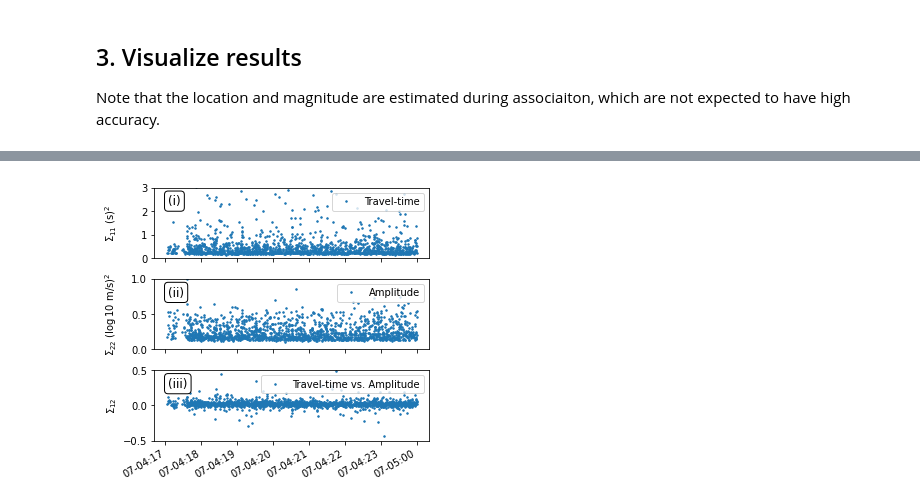
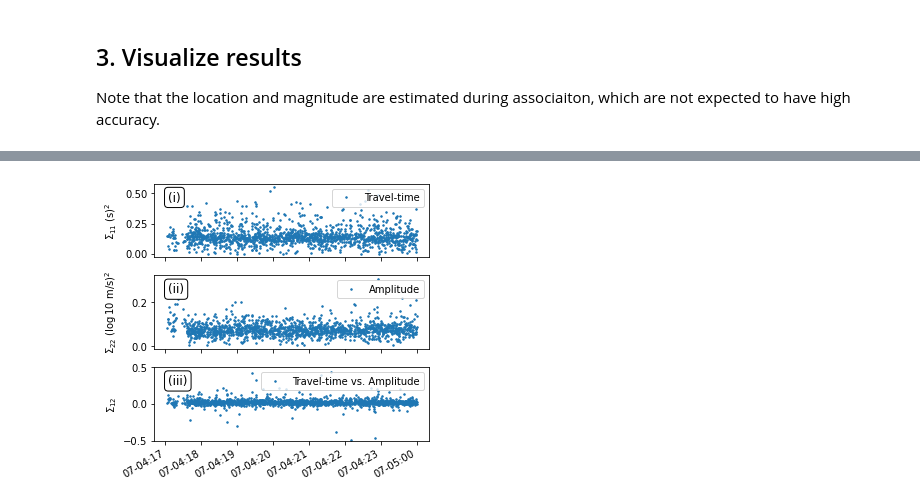
Before and after one commit to AI4EPS/GaMMA, a Jupyter notebook: docs/example_phasenet.ipynb, the cells around one changed output, grey strips where cells are left out. Drawn from its saved outputs; the diff is of its cells as text; code cells hidden in the pictures.

```diff
--- a/docs/example_phasenet.ipynb
+++ b/docs/example_phasenet.ipynb
@@ -184,7 +176,6 @@ events["time"] = events["time"].apply(lambda x: datetime.strptime(x, "%Y-%m-%dT%
 
 catalog = pd.read_csv(data_dir("catalog_gamma.csv"), delimiter="\t")
 catalog["time"] = catalog["time"].apply(lambda x: datetime.strptime(x, "%Y-%m-%dT%H:%M:%S.%f"))
-catalog["covariance"] = catalog["covariance"].apply(lambda x: [float(i) for i  in x.split(",")])
 
 plt.figure()
 plt.hist(catalog["time"], range=(config["starttime"], config["endtime"]), bins=24, edgecolor="k", alpha=1.0, linewidth=0.5, label=f"{result_label}: {len(catalog['time'])}")
@@ -297,37 +288,37 @@ plt.show();
 # %%
-covariance = np.array(catalog["covariance"].to_list())
+# covariance = np.array(catalog["covariance"].to_list())
 
 fig = plt.figure(figsize=plt.rcParams["figure.figsize"]*np.array([0.8,1.1]))
 box = dict(boxstyle='round', facecolor='white', alpha=1)
 text_loc = [0.05, 0.90]
 plt.subplot(311)
-plt.plot(catalog["time"], covariance[:,0], '.', markersize=3.0, label="Travel-time")
-plt.ylim([0, 3])
+plt.plot(catalog["time"], catalog["sigma_time"], '.', markersize=3.0, label="Travel-time")
+# plt.ylim([0, 3])
 plt.ylabel(r"$\Sigma_{11}$ (s)$^2$")
 plt.legend(loc="upper right")
 plt.text(text_loc[0], text_loc[1], '(i)', horizontalalignment='left', verticalalignment="top",
          transform=plt.gca().transAxes, fontsize="large", fontweight="normal", bbox=box)
 plt.subplot(312)
-plt.plot(catalog["time"], covariance[:,1], '.', markersize=3.0, label="Amplitude")
-plt.ylim([0, 1])
+plt.plot(catalog["time"], catalog["sigma_amp"], '.', markersize=3.0, label="Amplitude")
+# plt.ylim([0, 1])
 plt.ylabel(r"$\Sigma_{22}$ ($\log10$ m/s)$^2$")
 plt.legend(loc="upper right")
 plt.text(text_loc[0], text_loc[1], '(ii)', horizontalalignment='left', verticalalignment="top",
          transform=plt.gca().transAxes, fontsize="large", fontweight="normal", bbox=box)
 plt.subplot(313)
-plt.plot(catalog["time"], covariance[:,2], '.', markersize=3.0, label="Travel-time vs. Amplitude")
+plt.plot(catalog["time"], catalog["sigma_cov"], '.', markersize=3.0, label="Travel-time vs. Amplitude")
 plt.ylabel(r"$\Sigma_{12}$")
 plt.ylim([-0.5, 0.5])
 plt.legend(loc="upper right")
 plt.text(text_loc[0], text_loc[1], '(iii)', horizontalalignment='left', verticalalignment="top",
          transform=plt.gca().transAxes, fontsize="large", fontweight="normal", bbox=box)
 plt.gca().xaxis.set_major_formatter(mdates.DateFormatter('%m-%d:%H'))
 plt.gcf().autofmt_xdate()
 # plt.suptitle(r"Covariance Matrix ($\Sigma$) Coefficients")
 plt.tight_layout()
 plt.gcf().align_labels()
 plt.savefig(figure_dir("covariance.png"), bbox_inches="tight", dpi=300)
 plt.savefig(figure_dir("covariance.pdf"), bbox_inches="tight")
 plt.show();
 # %% [output]
-[figure, old version]
+[figure, new version]
```
Also changed, not shown: parts of 7 cells of this notebook.
